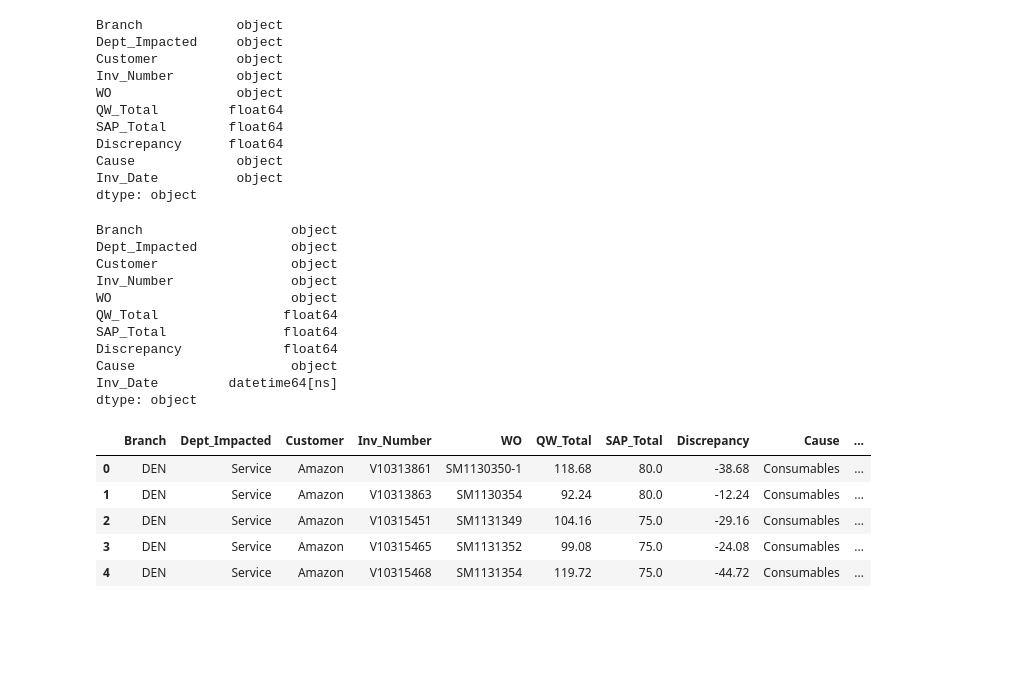
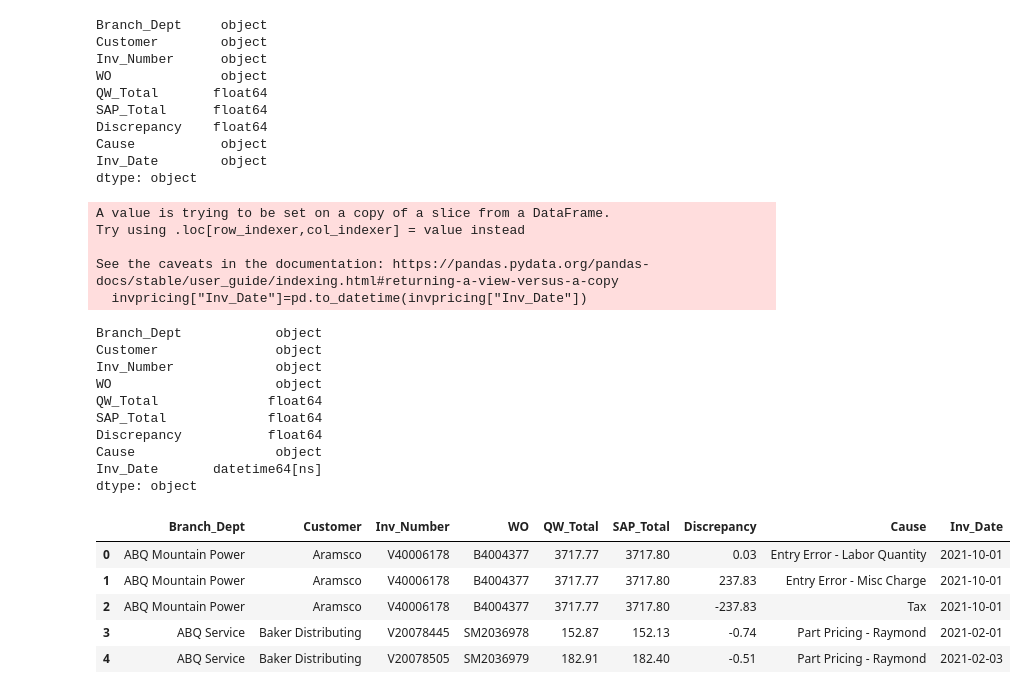
Before and after one commit to sarahheavner/NatlAcctPricing, a Jupyter notebook: Resources/Pricing.ipynb, the cells around one changed output. Saved outputs shown, nothing was run; the diff lists cells and outputs as text; code cells hidden in the pictures; blank space fills up the shorter version.

Commit message:
combined branch and dept impacted and deleted duplicate columns

```diff
--- a/Resources/Pricing.ipynb
+++ b/Resources/Pricing.ipynb
@@ -19,6 +19,6 @@ inv_pricing.head()
 # %%
 #Reorgainze columns
-invpricing_df = inv_pricing[["Branch", "Dept Impacted", "Customer Name", "Invoice", "Work Order", " QW Total ", " SAP Total ", " Discrepancy ", "Cause", "Date"]]
+invpricing_df = invpricing_df[["Branch", "Dept Impacted", "Customer Name", "Invoice", "Work Order", " QW Total ", " SAP Total ", " Discrepancy ", "Cause", "Date"]]
 
 invpricing_df.head()
 # %% [output]
@@ -43,0 +44,5 @@ invpricing_df.head()
+# %%
+#Combine branch and dept
+
+invpricing_df['Branch_Dept'] = invpricing_df.Branch.str.cat(invpricing_df.Dept_Impacted,sep=" ")
+invpricing_df
@@ -43,0 +63,5 @@ invpricing_df.head()
+# %%
+#create new DF with branch_dept combined column
+invpricing = invpricing_df[["Branch_Dept", "Customer", "Inv_Number", "WO", "QW_Total", "SAP_Total", "Discrepancy", "Cause", "Inv_Date"]]
+
+invpricing.head()
@@ -44,45 +75,48 @@ invpricing_df.head()
 # %%
 #check data types to adjust as needed
-invpricing_df.dtypes
+invpricing.dtypes
 # %% [output]
-Branch            object
-Dept_Impacted     object
-Customer          object
-Inv_Number        object
-WO                object
-QW_Total         float64
-SAP_Total        float64
-Discrepancy      float64
-Cause             object
-Inv_Date          object
+Branch_Dept     object
+Customer        object
+Inv_Number      object
+WO              object
+QW_Total       float64
+SAP_Total      float64
+Discrepancy    float64
+Cause           object
+Inv_Date        object
 dtype: object
 # %%
 #update SAP Total column to numeric values and Date column to datetime
 
-invpricing_df["Inv_Date"]=pd.to_datetime(invpricing_df["Inv_Date"])
+invpricing["Inv_Date"]=pd.to_datetime(invpricing["Inv_Date"])
 
 #verify data types updated
-invpricing_df.dtypes
+invpricing.dtypes
 # %% [output]
-Branch                   object
-Dept_Impacted            object
-Customer                 object
-Inv_Number               object
-WO                       object
-QW_Total                float64
-SAP_Total               float64
-Discrepancy             float64
-Cause                    object
-Inv_Date         datetime64[ns]
-dtype: object
+A value is trying to be set on a copy of a slice from a DataFrame.
+Try using .loc[row_indexer,col_indexer] = value instead
+
+See the caveats in the documentation: https://pandas.pydata.org/pandas-docs/stable/user_guide/indexing.html#returning-a-view-versus-a-copy
+  invpricing["Inv_Date"]=pd.to_datetime(invpricing["Inv_Date"])
+Branch_Dept            object
+Customer               object
+Inv_Number             object
+WO                     object
+QW_Total              float64
+SAP_Total             float64
+Discrepancy           float64
+Cause                  object
+Inv_Date       datetime64[ns]
+dtype: object
 # %%
-invpricing_df.head()
+invpricing.head()
 # %% [output]
-|  | Branch | Dept_Impacted | Customer | Inv_Number | WO | QW_Total | SAP_Total | Discrepancy | Cause | ... |
-| 0 | DEN | Service | Amazon | V10313861 | SM1130350-1 | 118.68 | 80.0 | -38.68 | Consumables | ... |
-| 1 | DEN | Service | Amazon | V10313863 | SM1130354 | 92.24 | 80.0 | -12.24 | Consumables | ... |
-| 2 | DEN | Service | Amazon | V10315451 | SM1131349 | 104.16 | 75.0 | -29.16 | Consumables | ... |
-| 3 | DEN | Service | Amazon | V10315465 | SM1131352 | 99.08 | 75.0 | -24.08 | Consumables | ... |
-| 4 | DEN | Service | Amazon | V10315468 | SM1131354 | 119.72 | 75.0 | -44.72 | Consumables | ... |
+|  | Branch_Dept | Customer | Inv_Number | WO | QW_Total | SAP_Total | Discrepancy | Cause | Inv_Date |
+| 0 | ABQ Mountain Power | Aramsco | V40006178 | B4004377 | 3717.77 | 3717.80 | 0.03 | Entry Error - Labor Quantity | 2021-10-01 |
+| 1 | ABQ Mountain Power | Aramsco | V40006178 | B4004377 | 3717.77 | 3717.80 | 237.83 | Entry Error - Misc Charge | 2021-10-01 |
+| 2 | ABQ Mountain Power | Aramsco | V40006178 | B4004377 | 3717.77 | 3717.80 | -237.83 | Tax | 2021-10-01 |
+| 3 | ABQ Service | Baker Distributing | V20078445 | SM2036978 | 152.87 | 152.13 | -0.74 | Part Pricing - Raymond | 2021-02-01 |
+| 4 | ABQ Service | Baker Distributing | V20078505 | SM2036979 | 182.91 | 182.40 | -0.51 | Part Pricing - Raymond | 2021-02-03 |
 # %%
 #create new column for month
```
Also changed, not shown: parts of 11 cells of this notebook, 2 other files.
